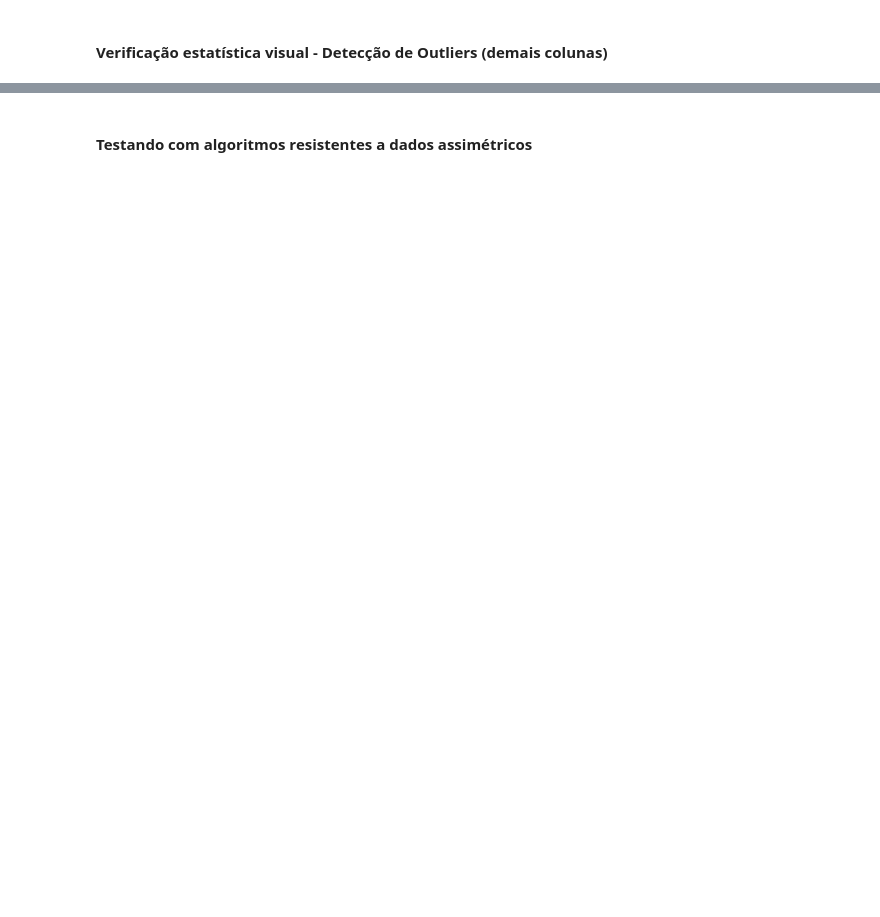
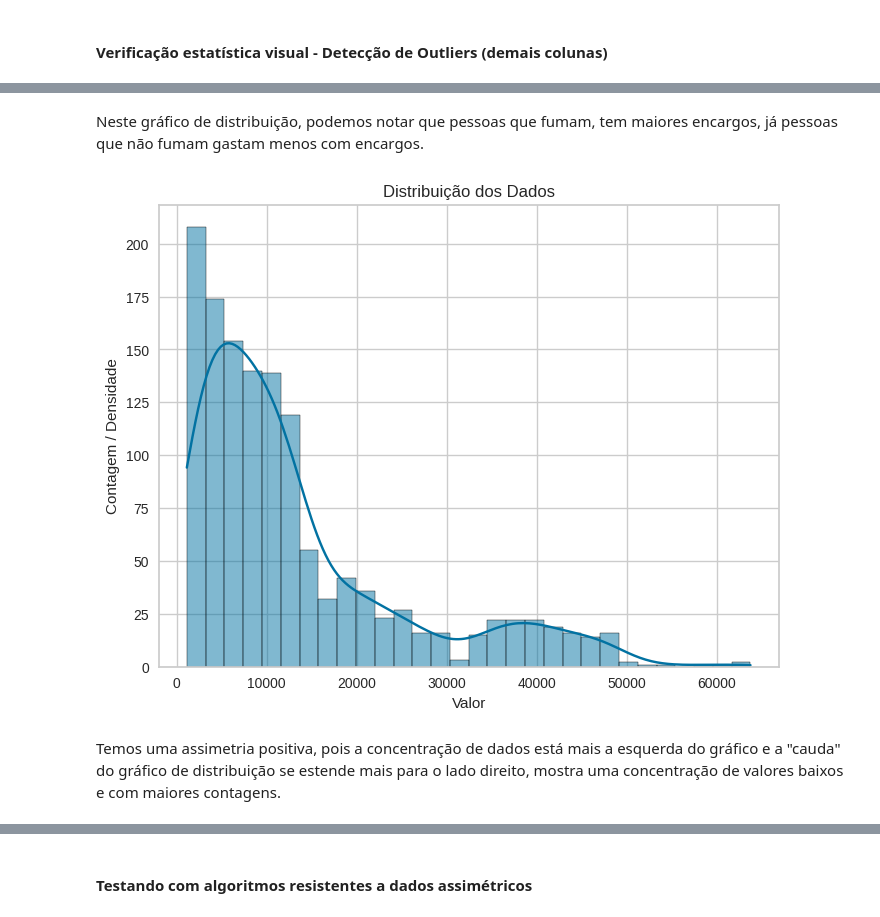
Before and after one commit to alexsimas07/TechChallenge1FIAP, a Jupyter notebook: Tech_Challenge.ipynb, the cells around one changed output, grey strips where cells are left out. Cells and saved outputs as stored; diff of their text form; code cells hidden in the pictures; blank space fills up the shorter version.

```diff
--- a/Tech_Challenge.ipynb
+++ b/Tech_Challenge.ipynb
@@ -203,0 +249,14 @@ plt.show()
+# %% [markdown]
+Neste gráfico de distribuição, podemos notar que pessoas que fumam, tem maiores encargos, já pessoas que não fumam gastam menos com encargos.
+# %%
+plt.figure(figsize=(8, 6))
+sns.histplot(df['charges'], kde=True)
+
+plt.title("Distribuição dos Dados")
+plt.xlabel("Valor")
+plt.ylabel("Contagem / Densidade")
+plt.show()
+# %% [output]
+[figure, added]
+# %% [markdown]
+Temos uma assimetria positiva, pois a concentração de dados está mais a esquerda do gráfico e a "cauda" do gráfico de distribuição se estende mais para o lado direito, mostra uma concentração de valores baixos e com maiores contagens.
```
Also changed, not shown: parts of 115 cells of this notebook.
